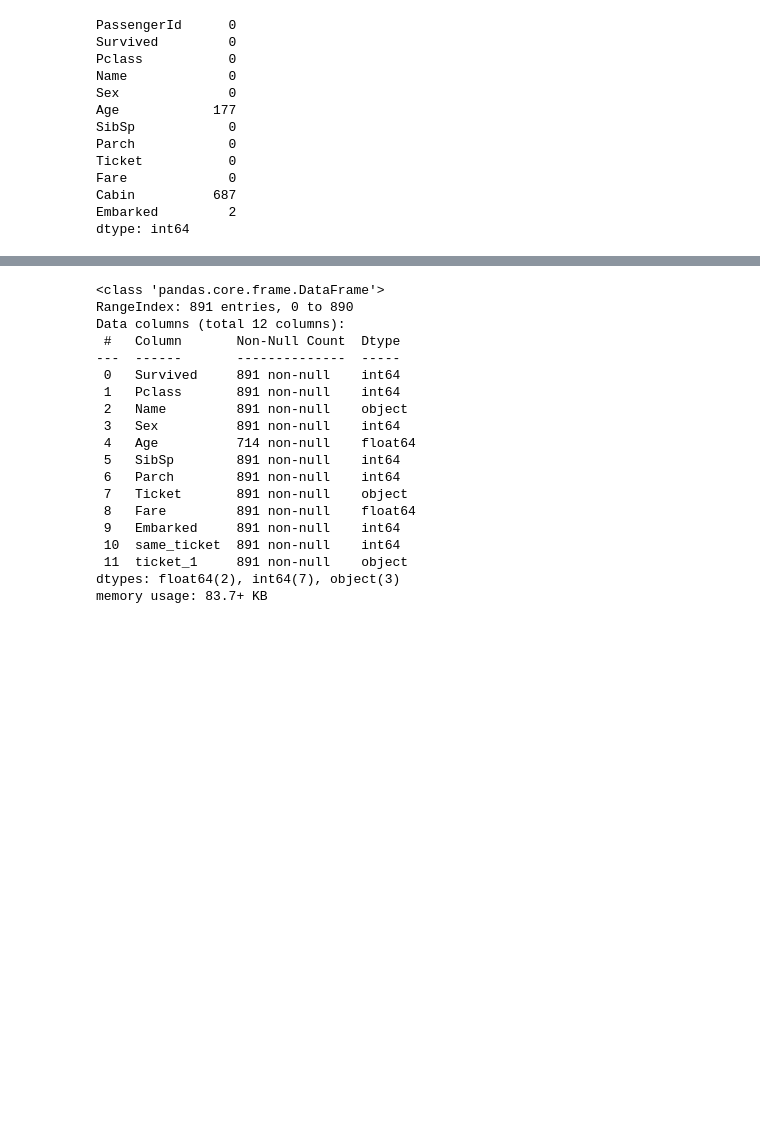
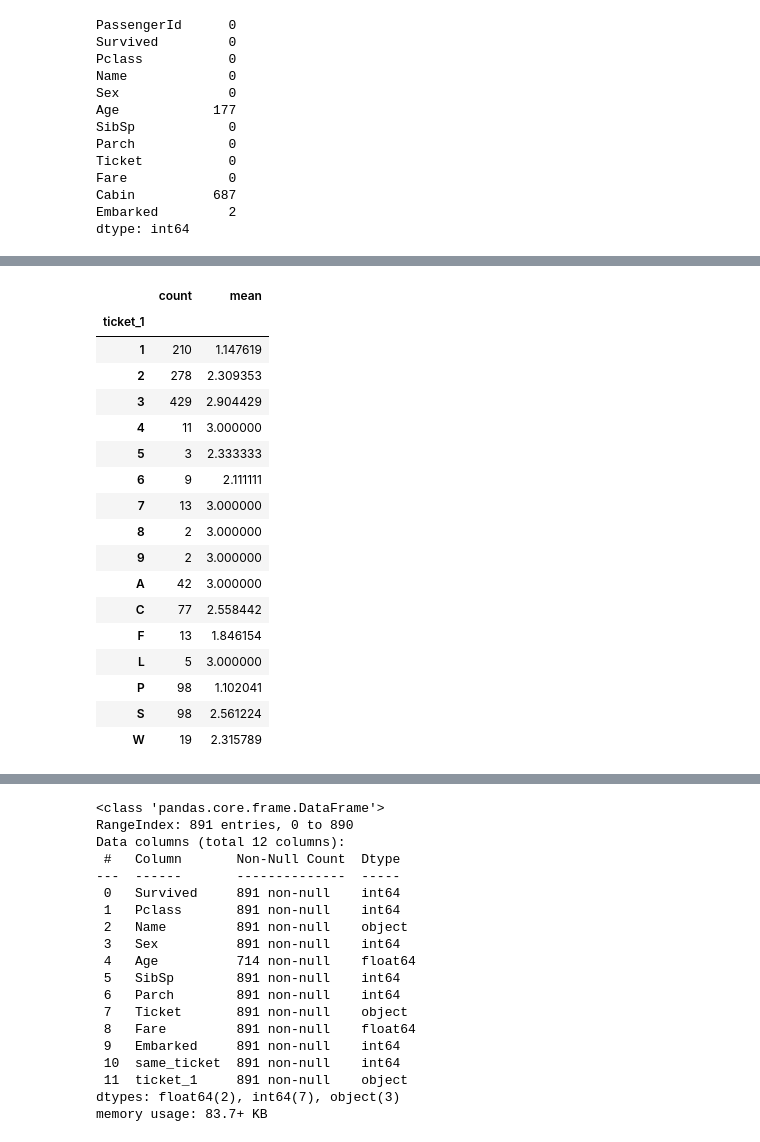
Before and after one commit to y0shid0n/kaggle_tutorial_titanic, a Jupyter notebook: titanic.ipynb, the cells around one changed output, grey strips where cells are left out. Saved outputs shown, nothing was run; the diff lists cells and outputs as text; code cells hidden in the pictures; blank space fills up the shorter version.

```diff
--- a/titanic.ipynb
+++ b/titanic.ipynb
@@ -144,0 +243,22 @@ df_tmp["same_ticket"] = df_tmp.groupby("Ticket")["Sex"].transform("count")
+# %%
+# Pclassとの関係は？
+df_tmp.groupby("ticket_1")["Pclass"].agg(["count", "mean"])
+# %% [output]
+|  | count | mean |
+| ticket_1 |  |  |
+| 1 | 210 | 1.147619 |
+| 2 | 278 | 2.309353 |
+| 3 | 429 | 2.904429 |
+| 4 | 11 | 3.000000 |
+| 5 | 3 | 2.333333 |
+| 6 | 9 | 2.111111 |
+| 7 | 13 | 3.000000 |
+| 8 | 2 | 3.000000 |
+| 9 | 2 | 3.000000 |
+| A | 42 | 3.000000 |
+| C | 77 | 2.558442 |
+| F | 13 | 1.846154 |
+| L | 5 | 3.000000 |
+| P | 98 | 1.102041 |
+| S | 98 | 2.561224 |
+| W | 19 | 2.315789 |
```
Also changed, not shown: parts of 24 cells of this notebook.
